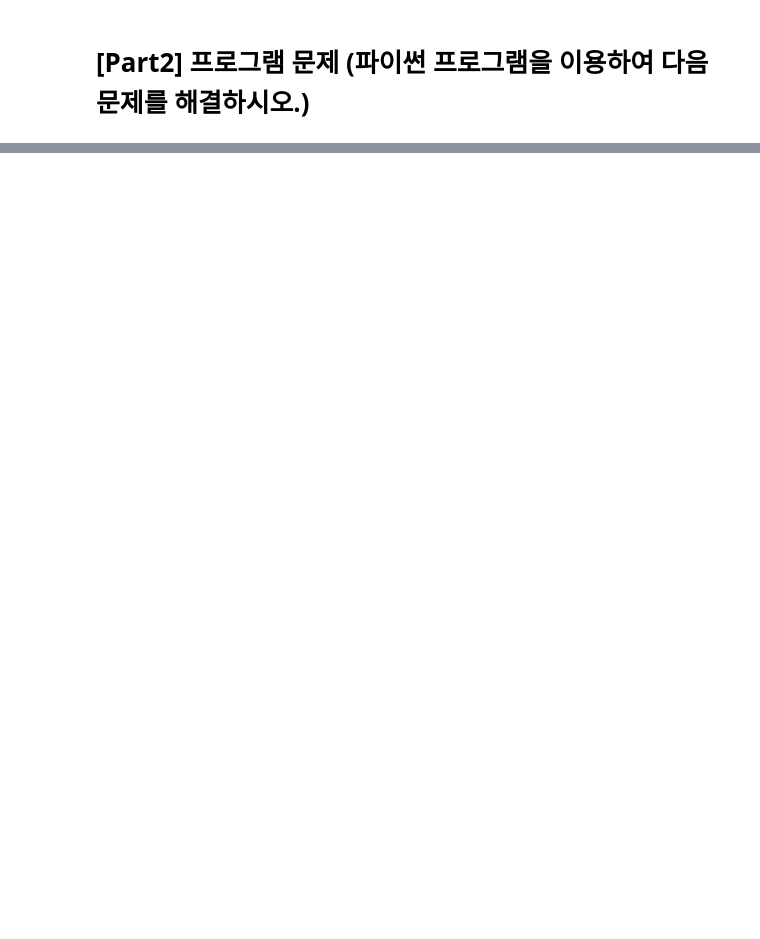
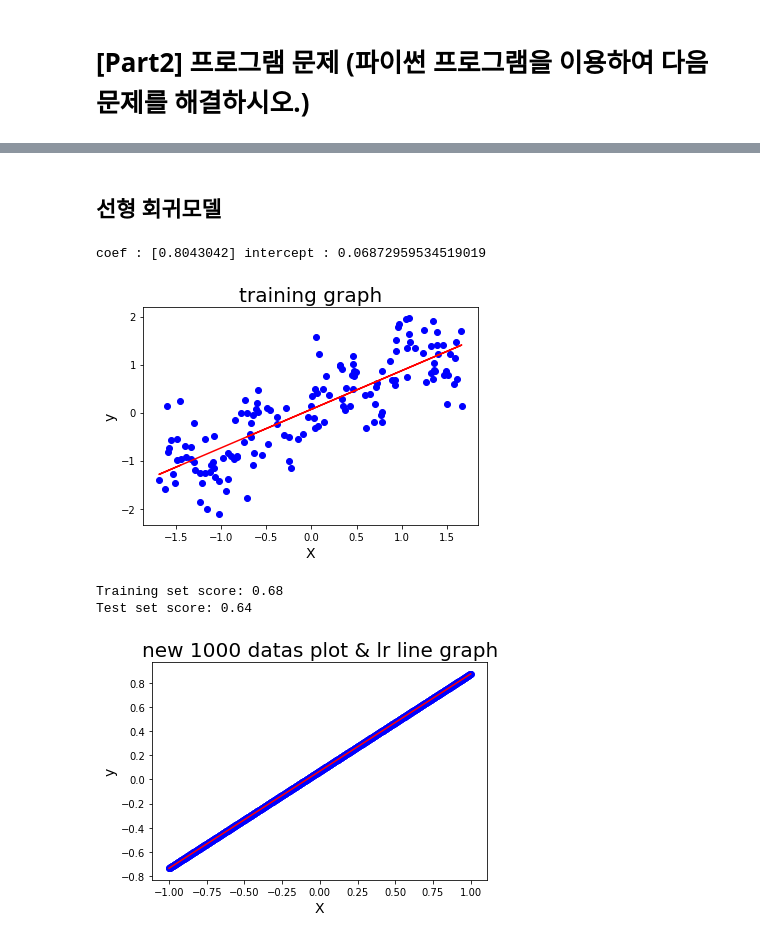
Before and after one commit to gkalstn000/project2, a Jupyter notebook: 하민수project2.ipynb, the cells around one changed output, grey strips where cells are left out. Saved outputs shown, nothing was run; the diff lists cells and outputs as text; code cells hidden in the pictures; blank space fills up the shorter version.

```diff
--- a/하민수project2.ipynb
+++ b/하민수project2.ipynb
@@ -46,0 +110,35 @@ wave 데이터셋으로 모델을 만들고 numpy의 ‘linspace’로 1,000개
+# %% [markdown]
+## 선형 회귀모델
+# %%
+from sklearn.linear_model import LinearRegression
+import matplotlib.pyplot as plt
+
+#경사하강 sgd
+lr = LinearRegression()
+
+lr.fit(X_train_sc, y_train)
+print('coef :',lr.coef_, 'intercept :',lr.intercept_)
+
+def lin_regplot(X, y, model, title):
+    plt.scatter(X, y, c='blue')
+    plt.plot(X, model.predict(X), color='red')
+    plt.title(title, fontsize=20)
+    plt.xlabel('X', fontsize=14)
+    plt.ylabel('y', fontsize=14)
+    return
+
+lin_regplot(X_train_sc, y_train, lr, 'training graph')
+plt.show()
+
+y_pred = lr.predict(X_samples)
+
+print("Training set score: {:.2f}".format(lr.score(X_train_sc, y_train)))
+print("Test set score: {:.2f}".format(lr.score(X_test_sc, y_test)))
+
+lin_regplot(X_samples, y_pred, lr, 'new 1000 datas plot & lr line graph')
+# %% [output]
+coef : [0.8043042] intercept : 0.06872959534519019
+[figure, added]
+Training set score: 0.68
+Test set score: 0.64
+[figure, added]
```
Also changed, not shown: parts of 31 cells of this notebook.
